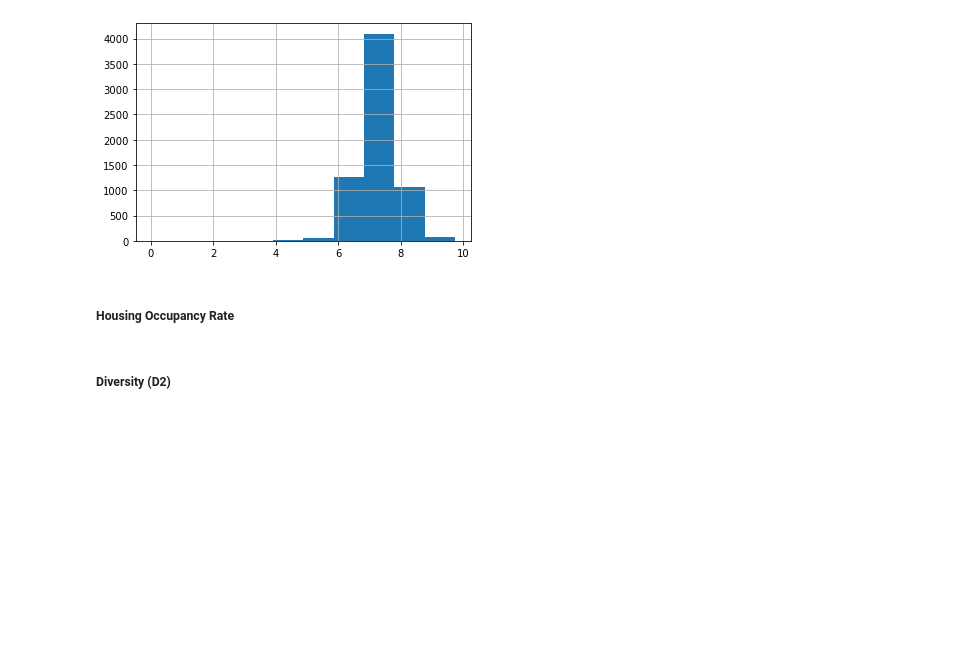
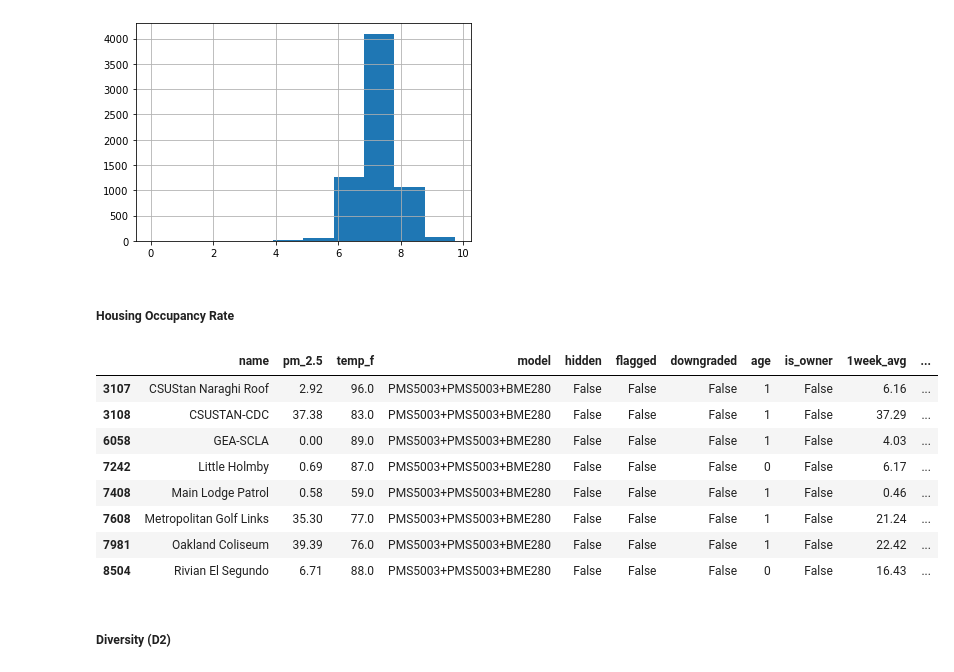
Before and after one commit to morganhof/teamwork_aq_n_walkability, a Jupyter notebook: 02_EDA_Steven.ipynb, the cells around one changed output. Saved outputs shown, nothing was run; the diff lists cells and outputs as text; code cells hidden in the pictures; blank space fills up the shorter version.

```diff
--- a/02_EDA_Steven.ipynb
+++ b/02_EDA_Steven.ipynb
@@ -200,4 +200,18 @@ df1['log_TotPop'].hist()
 [figure]
 # %% [markdown]
 ##### Housing Occupancy Rate
+# %%
+# 8 rows with 0 house hold units
+with pd.option_context('display.max_columns', 200):
+    display(df1.query('CountHU == 0'))
+# %% [output]
+|  | name | pm_2.5 | temp_f | model | hidden | flagged | downgraded | age | is_owner | 1week_avg | ... |
+| 3107 | CSUStan Naraghi Roof | 2.92 | 96.0 | PMS5003+PMS5003+BME280 | False | False | False | 1 | False | 6.16 | ... |
+| 3108 | CSUSTAN-CDC | 37.38 | 83.0 | PMS5003+PMS5003+BME280 | False | False | False | 1 | False | 37.29 | ... |
+| 6058 | GEA-SCLA | 0.00 | 89.0 | PMS5003+PMS5003+BME280 | False | False | False | 1 | False | 4.03 | ... |
+| 7242 | Little Holmby | 0.69 | 87.0 | PMS5003+PMS5003+BME280 | False | False | False | 0 | False | 6.17 | ... |
+| 7408 | Main Lodge Patrol | 0.58 | 59.0 | PMS5003+PMS5003+BME280 | False | False | False | 1 | False | 0.46 | ... |
+| 7608 | Metropolitan Golf Links | 35.30 | 77.0 | PMS5003+PMS5003+BME280 | False | False | False | 1 | False | 21.24 | ... |
+| 7981 | Oakland Coliseum | 39.39 | 76.0 | PMS5003+PMS5003+BME280 | False | False | False | 1 | False | 22.42 | ... |
+| 8504 | Rivian El Segundo | 6.71 | 88.0 | PMS5003+PMS5003+BME280 | False | False | False | 0 | False | 16.43 | ... |
 # %%
```
Also changed, not shown: parts of 3 cells of this notebook, 2 other files.
